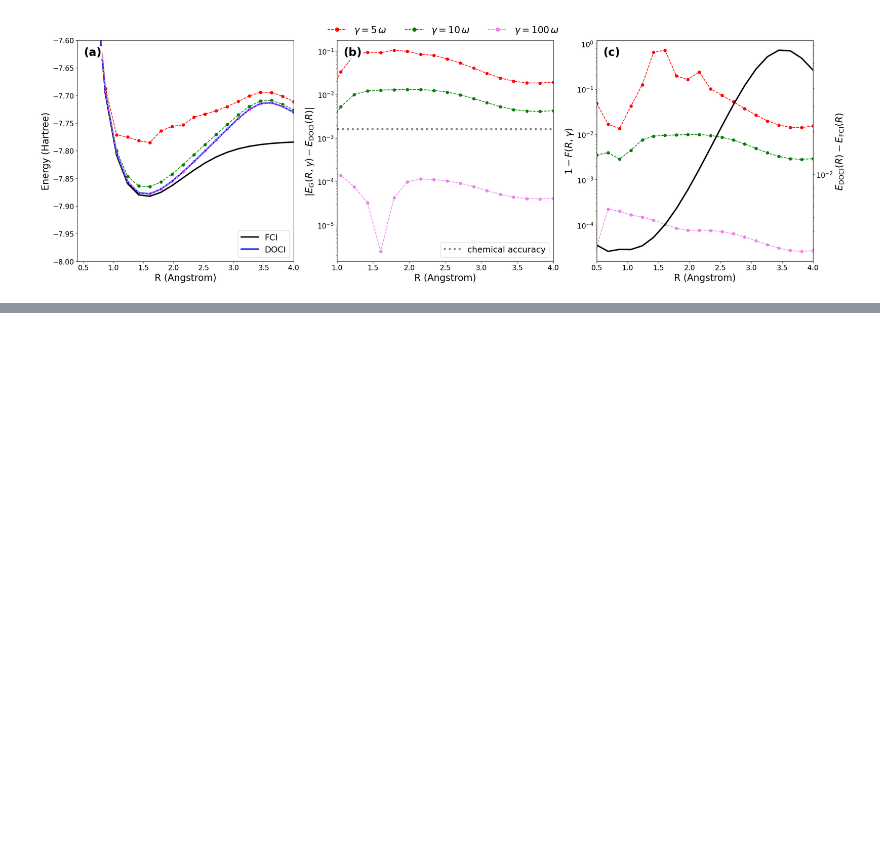
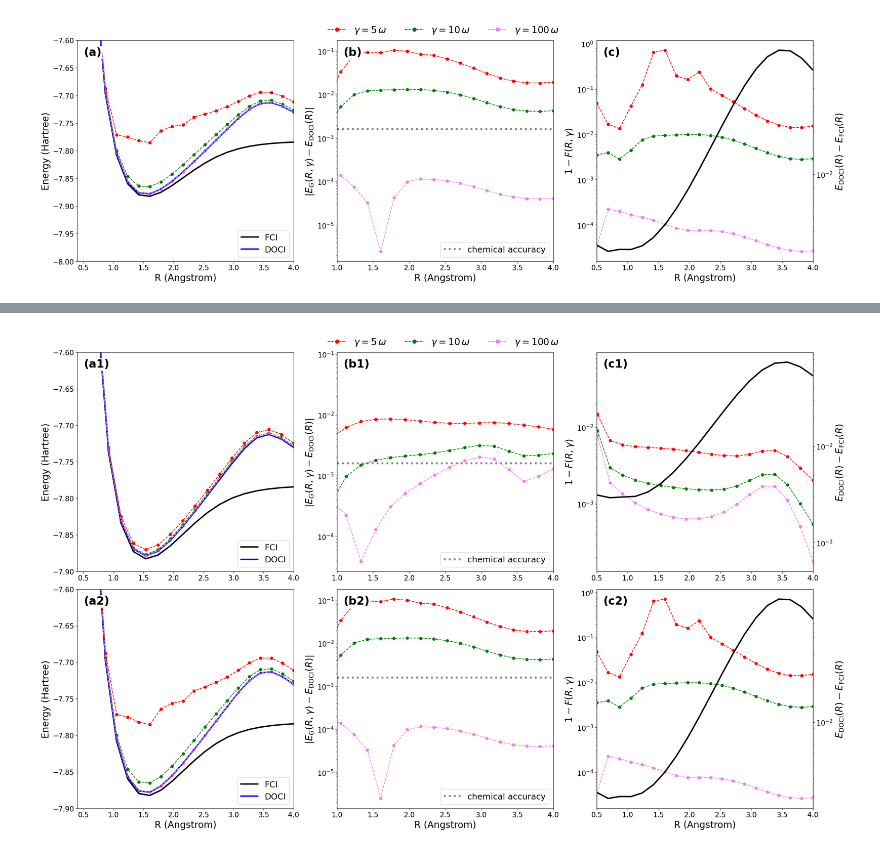
Before and after one commit to emacosta95/Gadget4NSMForQuantumSimulators, a Jupyter notebook: MolecularDOCI.ipynb, the cells around one changed output, grey strips where cells are left out. Cells and saved outputs as stored; diff of their text form; code cells hidden in the pictures; blank space fills up the shorter version.

Commit message:
do the 6 plot LiH

```diff
--- a/MolecularDOCI.ipynb
+++ b/MolecularDOCI.ipynb
@@ -90,7 +90,7 @@ from src.molecular_doci import (
 from src.gadget import *
 
 gammas = [5, 10, 100]
-rs = np.linspace(0.5, 4, 20)  # same grid as the FQE sweep (r=0.1 is unphysical)
+rs = np.linspace(0.1, 4, 20)
 
 gadget_energies = np.zeros((rs.shape[0], len(gammas)))
 gadget_fidelity = np.zeros((rs.shape[0], len(gammas)))
@@ -103,7 +103,7 @@ for a, r in enumerate(rs):
     for b, gamma in enumerate(gammas):
 
         problem, c = doci_problem(
-            lih(r), flip_sign=True, center_eps=True, basis="sto-3g"  # same basis as FQE
+            lih(r), flip_sign=True, center_eps=True, basis="sto-3g"
         )  # H' = -H_DOCI
         drive = fit_drive(problem.g1, n_restarts=50, cap=4.0, use_c=False)
         Enc = ParticleConservationEncoding(problem)
@@ -775,0 +701,89 @@ plt.show()
+# %%
+import numpy as np
+import matplotlib.pyplot as plt
+
+indices = [0, 1, 2]
+colors = ["red", "green", "violet"]  # one colour per gamma, same in every panel
+rows = [
+    (res_pce, "", (0.4, 4), (1, 4), (0.5, 4)),
+    (res_fqe, "", (0.4, 4), (1, 4), (0.5, 4)),
+]
+
+fig, axs = plt.subplots(2, 3, figsize=(24, 15), constrained_layout=True)
+
+for row, (d, title, xa, xb, xc) in enumerate(rows):
+    rs_, gammas_ = d["rs"], d["gammas"]
+    E_g, F_g = d["gadget_energies"], d["gadget_fidelity"]
+    e_doci, e_fci = d["energy_doci"], d["energy_fci"]
+    ax_a, ax_b, ax_c = axs[row]
+
+    # (a) energies
+    ax_a.plot(rs_, e_fci, color="black", lw=3, label="FCI")
+    ax_a.plot(rs_, e_doci, color="blue", lw=3, label="DOCI")
+    for c, idx in zip(colors, indices):
+        ax_a.plot(rs_, E_g[:, idx], ls="--", color=c)
+        ax_a.scatter(rs_, E_g[:, idx], color=c)
+    ax_a.set_ylim([-7.9, -7.6])
+    ax_a.set_xlim(xa)
+    ax_a.set_ylabel("Energy (Hartree)", fontsize=20)
+    ax_a.legend(fontsize=18, loc="lower right")
+    ax_a.set_title(title, fontsize=22, loc="left", pad=12)
+
+    # (b) gadget error w.r.t. DOCI
+    ax_b.axhline(0.0016, color="gray", ls=":", lw=4, label="chemical accuracy")
+    for c, idx in zip(colors, indices):
+        err = np.abs(E_g[:, idx] - e_doci)
+        ax_b.plot(rs_, err, ls="--", color=c)
+        ax_b.scatter(rs_, err, color=c)
+    ax_b.set_yscale("log")
+    ax_b.set_xlim(xb)
+    ax_b.set_ylabel(r"$|E_{G}(R,\gamma) - E_{\mathrm{DOCI}}(R)|$ ", fontsize=20)
+    ax_b.legend(fontsize=18, loc="lower right")
+
+    # (c) infidelity + DOCI error
+    for c, idx in zip(colors, indices):
+        ax_c.plot(rs_, 1 - F_g[:, idx], ls="--", color=c)
+        ax_c.scatter(rs_, 1 - F_g[:, idx], color=c)
+    ax_c.set_yscale("log")
+    ax_c.set_xlim(xc)
+    ax_c.set_ylabel(r"$1-F(R,\gamma)$", fontsize=20)
+    ax_twin = ax_c.twinx()
+    ax_twin.plot(rs_, np.abs(e_doci - e_fci), color="black", ls="-", lw=3)
+    ax_twin.set_yscale("log")
+    ax_twin.set_ylabel(r"$E_{\mathrm{DOCI}}(R) - E_{\mathrm{FCI}}(R)$ ", fontsize=20)
+    ax_twin.tick_params(labelsize=15, which="both")
+
+    # panel labels a1 b1 c1 / a2 b2 c2
+    for ax, letter in zip(axs[row], "abc"):
+        ax.tick_params(labelsize=15, which="both")
+        if row == 1:
+            ax.set_xlabel("R (Angstrom)", fontsize=20)
+        ax.text(
+            0.03,
+            0.97,
+            f"({letter}{row + 1})",
+            transform=ax.transAxes,
+            fontsize=24,
+            fontweight="bold",
+            va="top",
+            ha="left",
+            zorder=10,
+            bbox=dict(facecolor="white", edgecolor="none", pad=2),
+        )
+
+# one shared gamma legend on top (same gammas in both rows)
+handles = [plt.Line2D([], [], color=c, ls="--", marker="o", ms=8) for c in colors]
+labels = [rf"$\gamma={gammas_[idx]:.0f}\,\omega$" for idx in indices]
+fig.legend(
+    handles,
+    labels,
+    loc="outside upper center",
+    ncol=len(indices),
+    fontsize=20,
+    frameon=False,
+)
+
+fig.savefig("gadget_LiH_6panel.pdf", bbox_inches="tight")
+plt.show()
+# %% [output]
+[figure, added]
```
Also changed, not shown: parts of 9 cells of this notebook.
